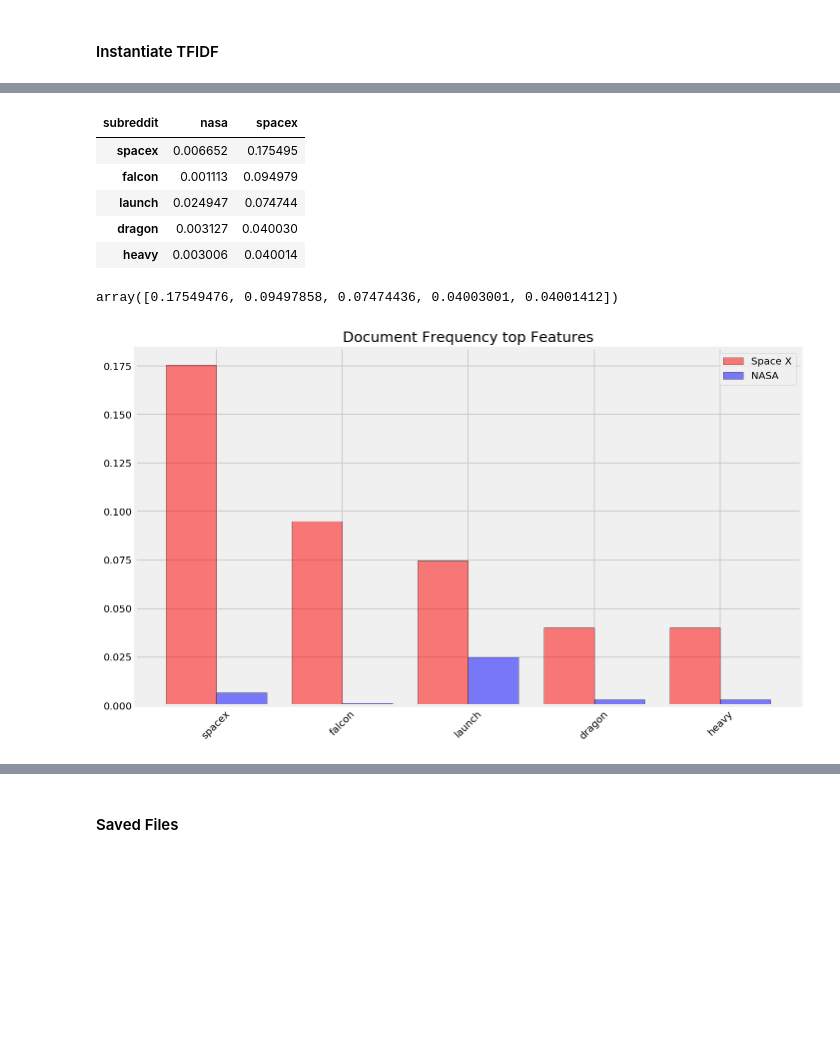
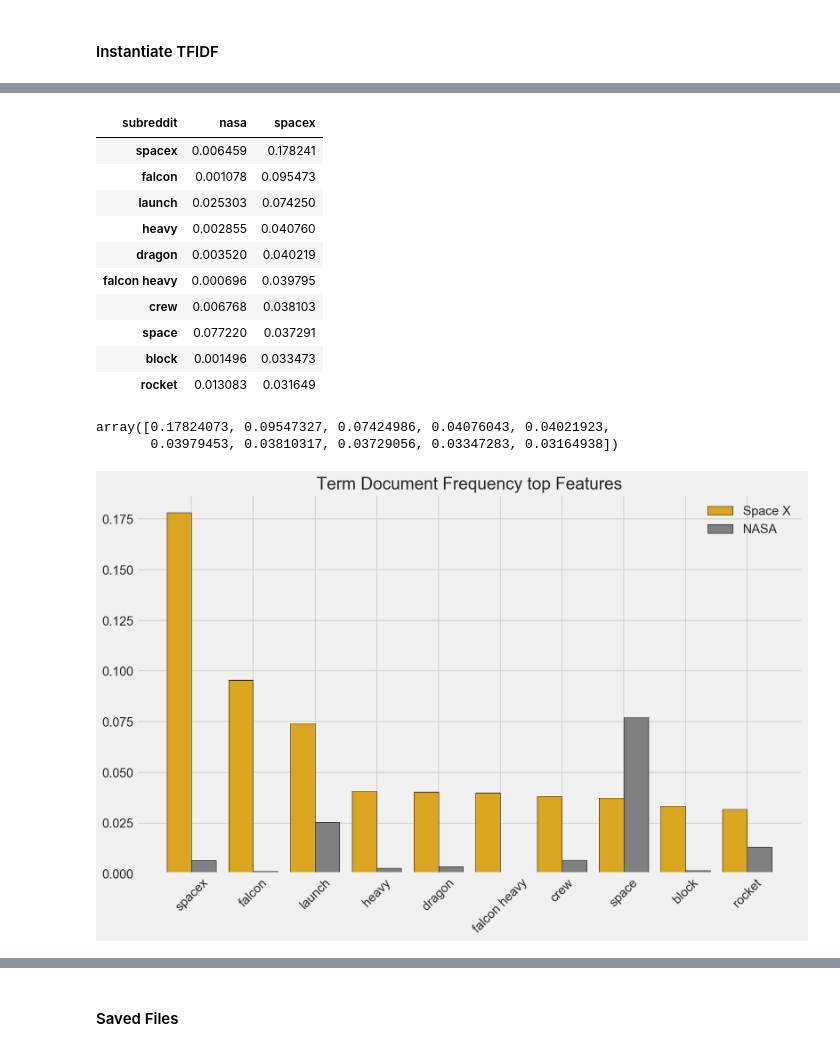
Before and after one commit to datanelson518/NLP-NASA-SpaceX, a Jupyter notebook: jon_nelson_la/code/Proj_03_003_Exploratory_Data_Analysis.ipynb, the cells around one changed output, grey strips where cells are left out. Cells and saved outputs as stored; diff of their text form; code cells hidden in the pictures; blank space fills up the shorter version.

```diff
--- a/jon_nelson_la/code/Proj_03_003_Exploratory_Data_Analysis.ipynb
+++ b/jon_nelson_la/code/Proj_03_003_Exploratory_Data_Analysis.ipynb
@@ -120,28 +138,35 @@ tvec_df.head()
 # %%
 tvec_df['subreddit'] = df_final['subreddit'].values
 # %%
-tvec_spacex_mean_df = tvec_df.groupby('subreddit').mean().T.sort_values('spacex', ascending=False).head()
+tvec_spacex_mean_df = tvec_df.groupby('subreddit').mean().T.sort_values('spacex', ascending=False).head(10)
 tvec_spacex_mean_df
 # %% [output]
 | subreddit | nasa | spacex |
-| spacex | 0.006652 | 0.175495 |
-| falcon | 0.001113 | 0.094979 |
-| launch | 0.024947 | 0.074744 |
-| dragon | 0.003127 | 0.040030 |
-| heavy | 0.003006 | 0.040014 |
+| spacex | 0.006459 | 0.178241 |
+| falcon | 0.001078 | 0.095473 |
+| launch | 0.025303 | 0.074250 |
+| heavy | 0.002855 | 0.040760 |
+| dragon | 0.003520 | 0.040219 |
+| falcon heavy | 0.000696 | 0.039795 |
+| crew | 0.006768 | 0.038103 |
+| space | 0.077220 | 0.037291 |
+| block | 0.001496 | 0.033473 |
+| rocket | 0.013083 | 0.031649 |
 # %%
 tvec_spacex_mean_df[['spacex']].T.values[0]
 # %% [output]
-array([0.17549476, 0.09497858, 0.07474436, 0.04003001, 0.04001412])
+array([0.17824073, 0.09547327, 0.07424986, 0.04076043, 0.04021923,
+       0.03979453, 0.03810317, 0.03729056, 0.03347283, 0.03164938])
 # %%
-plt.figure(figsize=(10,6))
-locs, labels = plt.xticks(fontsize=10)
+plt.figure(figsize=(12,8))
+#sns.set_style(style='darkgrid')
+locs, labels = plt.xticks(fontsize=15); plt.yticks(fontsize=15)
 plt.setp(labels, rotation=45)
-plt.title('Document Frequency top Features')
-plt.bar(tvec_spacex_mean_df.index, tvec_spacex_mean_df[['spacex']].T.values[0], alpha=0.5, align='edge', width=-.4, ec='k', color='red')
-plt.bar(tvec_spacex_mean_df.index, tvec_spacex_mean_df[['nasa']].T.values[0], alpha=0.5, align='edge', width=.4, ec='k', color='blue')
-plt.legend(['Space X', 'NASA'])
+plt.title('Term Document Frequency top Features')
+plt.bar(tvec_spacex_mean_df.index, tvec_spacex_mean_df[['spacex']].T.values[0], alpha=1, align='edge', width=-.4, ec='k', color='goldenrod')
+plt.bar(tvec_spacex_mean_df.index, tvec_spacex_mean_df[['nasa']].T.values[0], alpha=1, align='edge', width=.4, ec='k', color='grey')
+plt.legend(['Space X', 'NASA'], prop={'size': 15})
 plt.tight_layout();
 # %% [output]
-[figure, old version]
+[figure, new version]
 # %%
```
Also changed, not shown: parts of 16 cells of this notebook, 13 other files.
